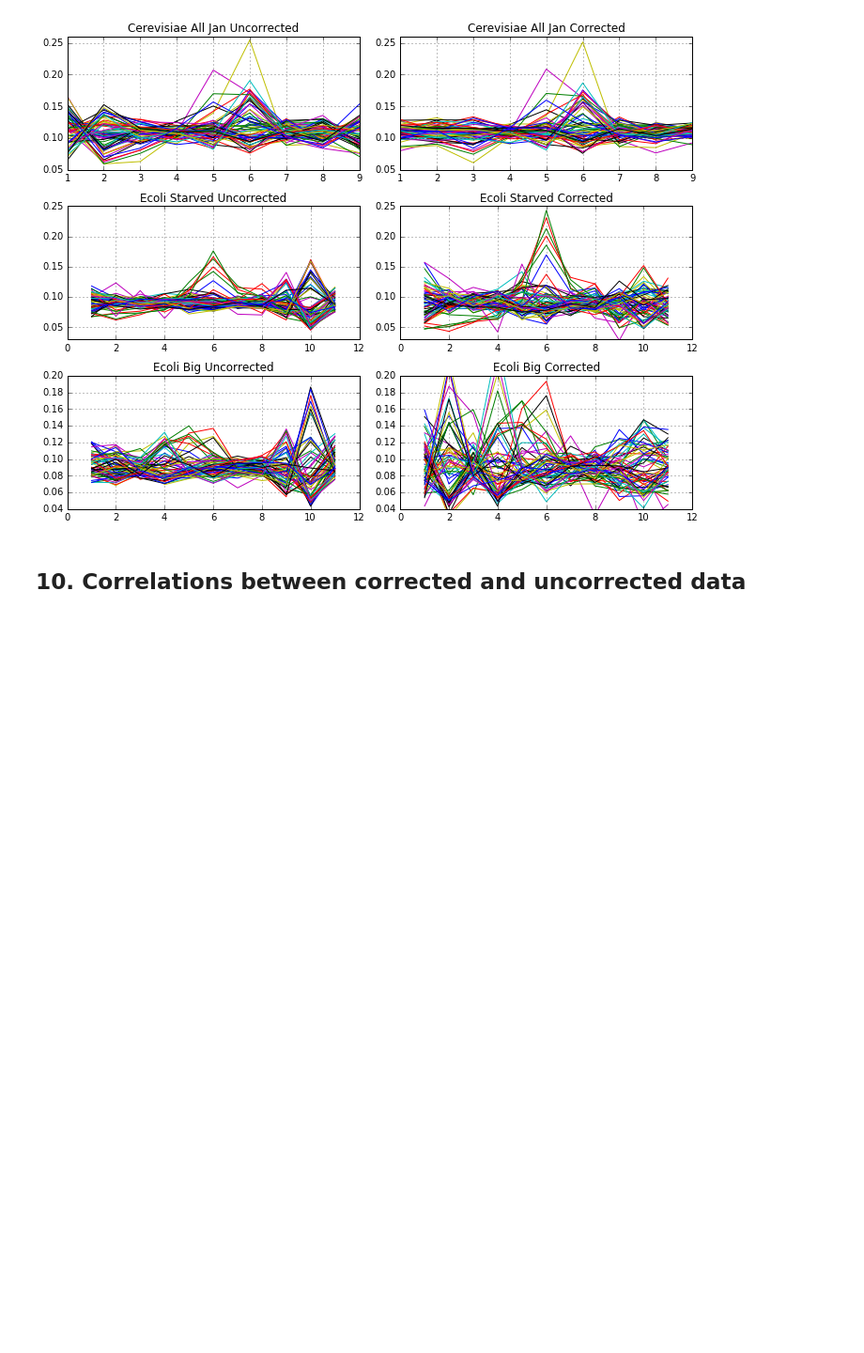
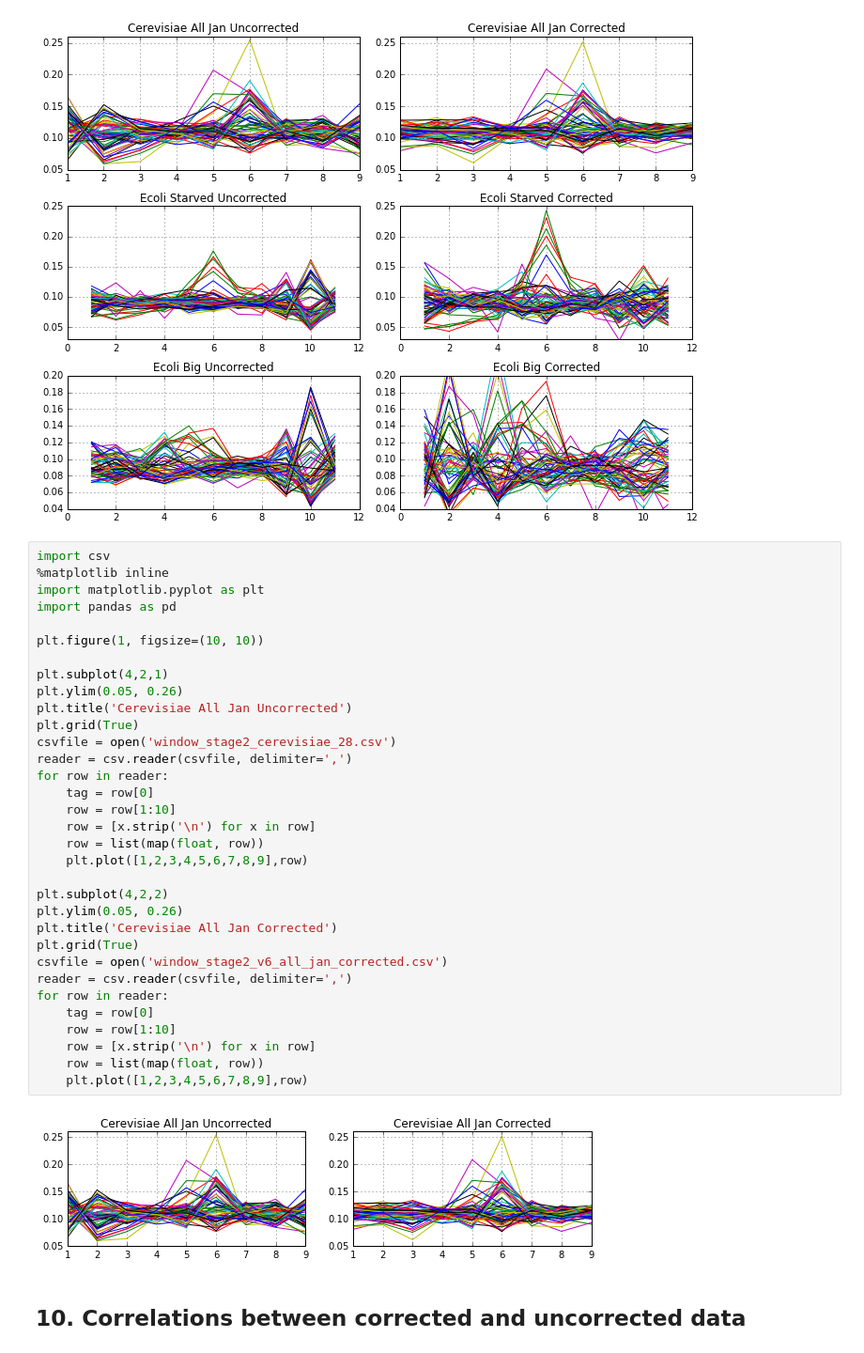
Before and after one commit to ayurovsky/ipython_notebooks_dsl, a Jupyter notebook: end_bias/Test.ipynb, the cells around one changed output. Shown at 94% size. Cells and saved outputs as stored; diff of their text form; blank space fills up the shorter version.

Commit message:
adding the second notebook: end bias paper graphs

```diff
--- a/end_bias/Test.ipynb
+++ b/end_bias/Test.ipynb
@@ -940,6 +940,41 @@ for row in reader:
 plt.tight_layout()
 # %% [output]
 [figure]
+# %%
+import csv
+%matplotlib inline
+import matplotlib.pyplot as plt
+import pandas as pd
+
+plt.figure(1, figsize=(10, 10))
+
+plt.subplot(4,2,1)
+plt.ylim(0.05, 0.26)
+plt.title('Cerevisiae All Jan Uncorrected')
+plt.grid(True)
+csvfile = open('window_stage2_cerevisiae_28.csv')
+reader = csv.reader(csvfile, delimiter=',')
+for row in reader:
+    tag = row[0]
+    row = row[1:10]
+    row = [x.strip('\n') for x in row]
+    row = list(map(float, row))
+    plt.plot([1,2,3,4,5,6,7,8,9],row)
+
+plt.subplot(4,2,2)
+plt.ylim(0.05, 0.26)
+plt.title('Cerevisiae All Jan Corrected')
+plt.grid(True)
+csvfile = open('window_stage2_v6_all_jan_corrected.csv')
+reader = csv.reader(csvfile, delimiter=',')
+for row in reader:
+    tag = row[0]
+    row = row[1:10]
+    row = [x.strip('\n') for x in row]
+    row = list(map(float, row))
+    plt.plot([1,2,3,4,5,6,7,8,9],row)
+# %% [output]
+[figure, added]
 # %% [markdown]
 ## 10. Correlations between corrected and uncorrected data
 # %%
```
Also changed, not shown: parts of 1 cell of this notebook, 1 other file.
